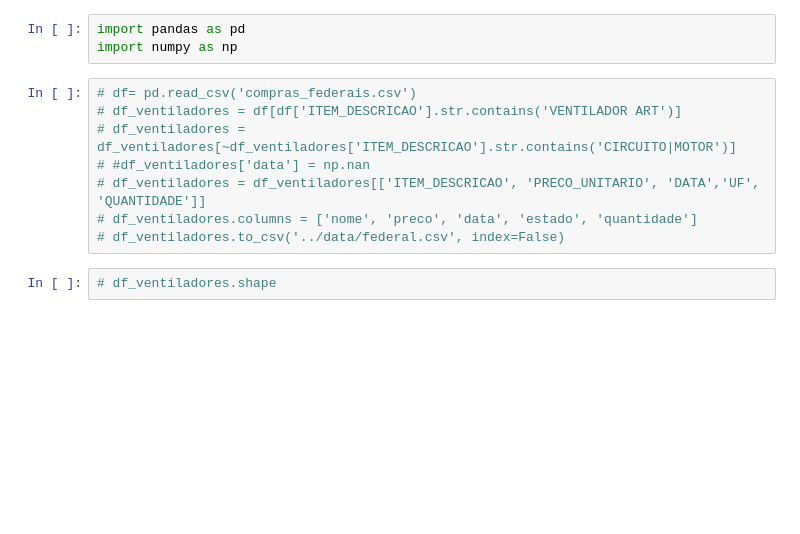
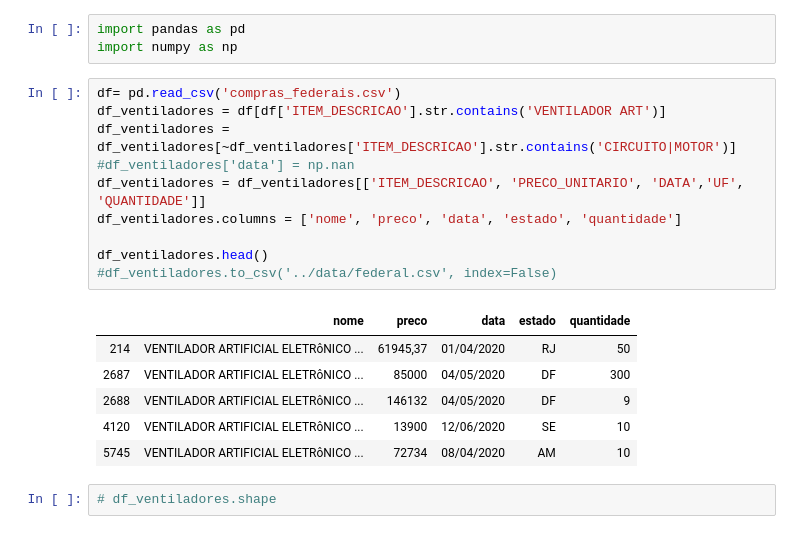
Before and after one commit to Covid404/IARA, a Jupyter notebook: raw_data/Notebook Explorador.ipynb, the cells around one changed output. Saved outputs shown, nothing was run; the diff lists cells and outputs as text; blank space fills up the shorter version.

```diff
--- a/raw_data/Notebook Explorador.ipynb
+++ b/raw_data/Notebook Explorador.ipynb
@@ -2,13 +2,22 @@
 import pandas as pd
 import numpy as np
 # %%
-# df= pd.read_csv('compras_federais.csv')
-# df_ventiladores = df[df['ITEM_DESCRICAO'].str.contains('VENTILADOR ART')]
-# df_ventiladores = df_ventiladores[~df_ventiladores['ITEM_DESCRICAO'].str.contains('CIRCUITO|MOTOR')]
-# #df_ventiladores['data'] = np.nan
-# df_ventiladores = df_ventiladores[['ITEM_DESCRICAO', 'PRECO_UNITARIO', 'DATA','UF', 'QUANTIDADE']]
-# df_ventiladores.columns = ['nome', 'preco', 'data', 'estado', 'quantidade']
-# df_ventiladores.to_csv('../data/federal.csv', index=False)
+df= pd.read_csv('compras_federais.csv')
+df_ventiladores = df[df['ITEM_DESCRICAO'].str.contains('VENTILADOR ART')]
+df_ventiladores = df_ventiladores[~df_ventiladores['ITEM_DESCRICAO'].str.contains('CIRCUITO|MOTOR')]
+#df_ventiladores['data'] = np.nan
+df_ventiladores = df_ventiladores[['ITEM_DESCRICAO', 'PRECO_UNITARIO', 'DATA','UF', 'QUANTIDADE']]
+df_ventiladores.columns = ['nome', 'preco', 'data', 'estado', 'quantidade']
+
+df_ventiladores.head()
+#df_ventiladores.to_csv('../data/federal.csv', index=False)
+# %% [output]
+|  | nome | preco | data | estado | quantidade |
+| 214 | VENTILADOR ARTIFICIAL ELETRôNICO ... | 61945,37 | 01/04/2020 | RJ | 50 |
+| 2687 | VENTILADOR ARTIFICIAL ELETRôNICO ... | 85000 | 04/05/2020 | DF | 300 |
+| 2688 | VENTILADOR ARTIFICIAL ELETRôNICO ... | 146132 | 04/05/2020 | DF | 9 |
+| 4120 | VENTILADOR ARTIFICIAL ELETRôNICO ... | 13900 | 12/06/2020 | SE | 10 |
+| 5745 | VENTILADOR ARTIFICIAL ELETRôNICO ... | 72734 | 08/04/2020 | AM | 10 |
 # %%
 # df_ventiladores.shape
 # %%
```
Also changed, not shown: 2 other files.
